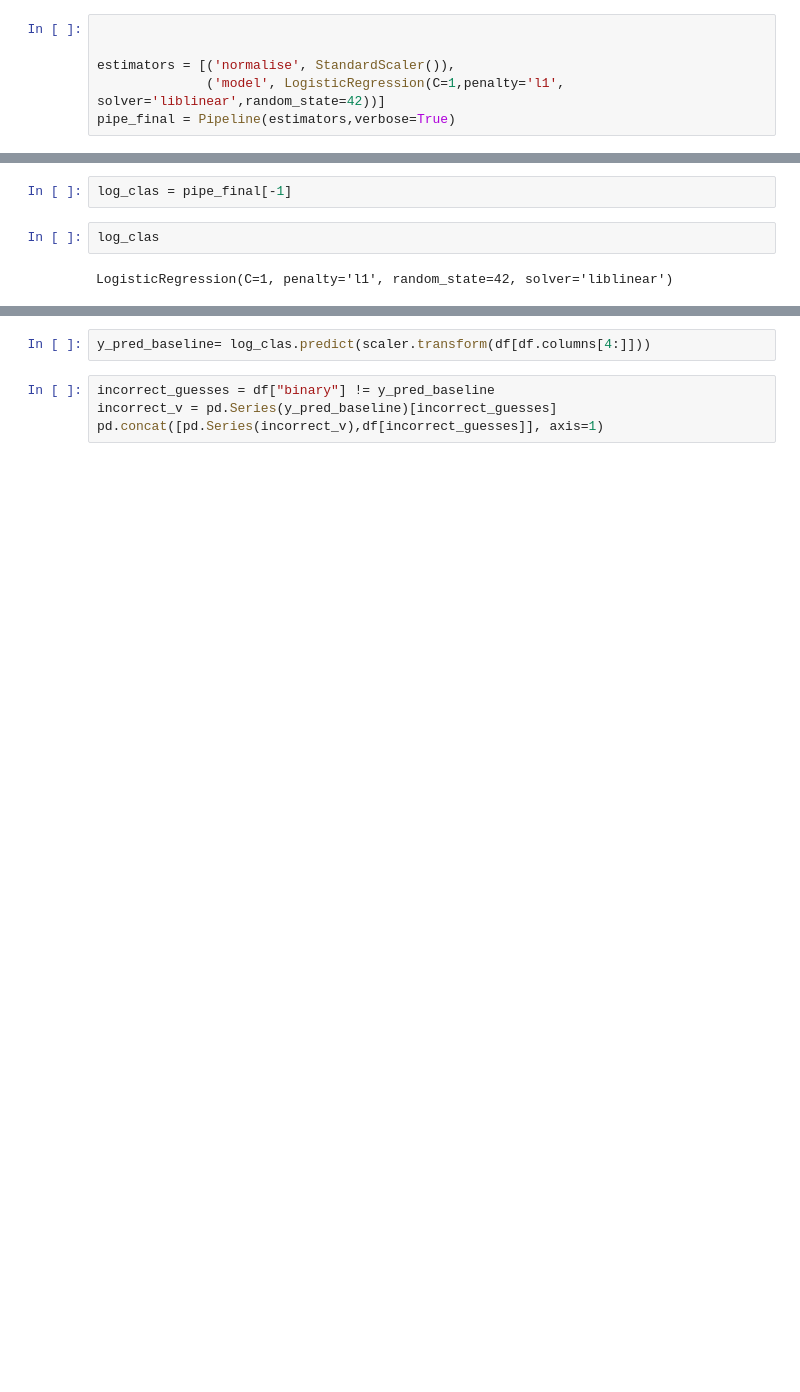
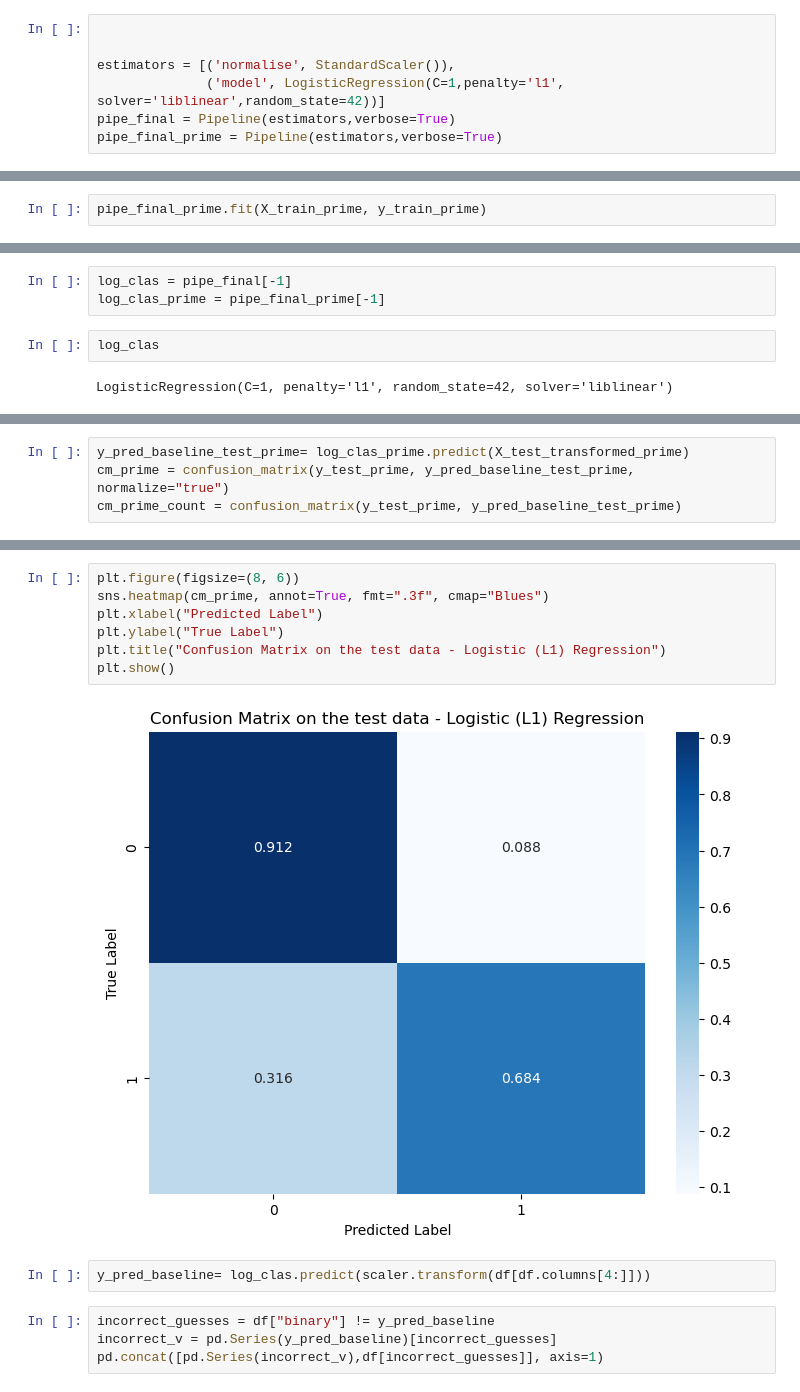
Before and after one commit to 0smee/nlp-capstone, a Jupyter notebook: notebooks/basic-logistic.ipynb, the cells around one changed output, grey strips where cells are left out. Saved outputs shown, nothing was run; the diff lists cells and outputs as text; blank space fills up the shorter version.

```diff
--- a/notebooks/basic-logistic.ipynb
+++ b/notebooks/basic-logistic.ipynb
@@ -95,6 +116,7 @@ plt.show();
 estimators = [('normalise', StandardScaler()),
               ('model', LogisticRegression(C=1,penalty='l1', solver='liblinear',random_state=42))]
 pipe_final = Pipeline(estimators,verbose=True)
+pipe_final_prime = Pipeline(estimators,verbose=True)
 # %%
 pipe_final.fit(X_train, y_train)
 # %% [output]
@@ -105,3 +127,5 @@ Pipeline(steps=[('normalise', StandardScaler()),
                  LogisticRegression(C=1, penalty='l1', random_state=42,
                                     solver='liblinear'))],
          verbose=True)
+# %%
+pipe_final_prime.fit(X_train_prime, y_train_prime)
@@ -108,5 +140,6 @@ Pipeline(steps=[('normalise', StandardScaler()),
 # %%
 log_clas = pipe_final[-1]
+log_clas_prime = pipe_final_prime[-1]
 # %%
 log_clas
 # %% [output]
@@ -156,3 +190,7 @@ cm = confusion_matrix(y_test, y_pred_baseline_test, normalize="true")
+# %%
+y_pred_baseline_test_prime= log_clas_prime.predict(X_test_transformed_prime)
+cm_prime = confusion_matrix(y_test_prime, y_pred_baseline_test_prime, normalize="true")
+cm_prime_count = confusion_matrix(y_test_prime, y_pred_baseline_test_prime)
 # %%
 plt.figure(figsize=(8, 6))
 sns.heatmap(cm, annot=True, fmt=".3f", cmap="Blues")
@@ -165,3 +203,12 @@ plt.show()
+# %%
+plt.figure(figsize=(8, 6))
+sns.heatmap(cm_prime, annot=True, fmt=".3f", cmap="Blues")
+plt.xlabel("Predicted Label")
+plt.ylabel("True Label")
+plt.title("Confusion Matrix on the test data - Logistic (L1) Regression")
+plt.show()
+# %% [output]
+[figure, added]
 # %%
 y_pred_baseline= log_clas.predict(scaler.transform(df[df.columns[4:]]))
 # %%
```
Also changed, not shown: parts of 20 cells of this notebook, 1 other file.
